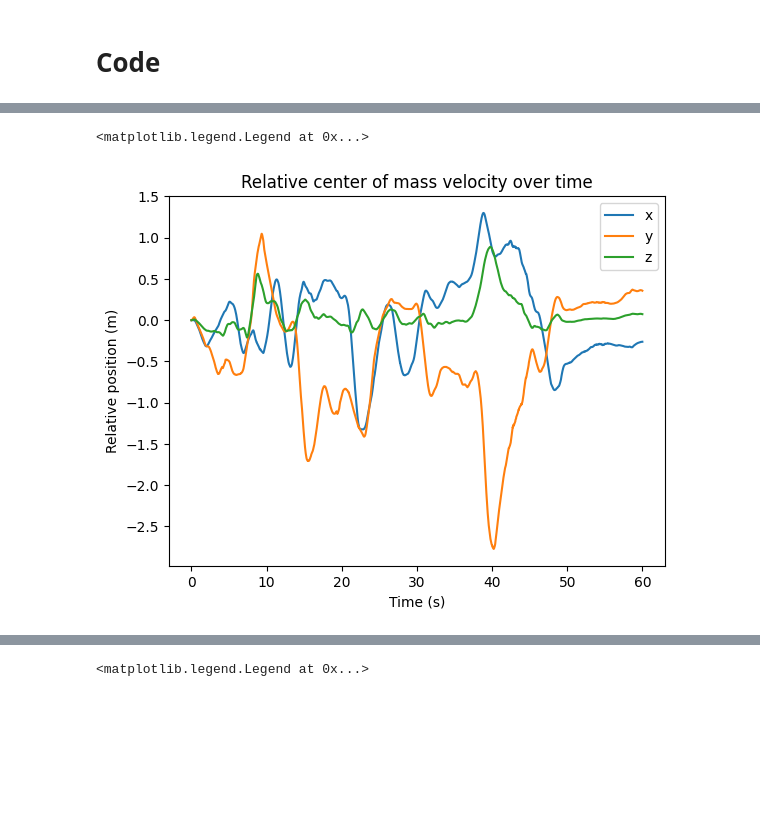
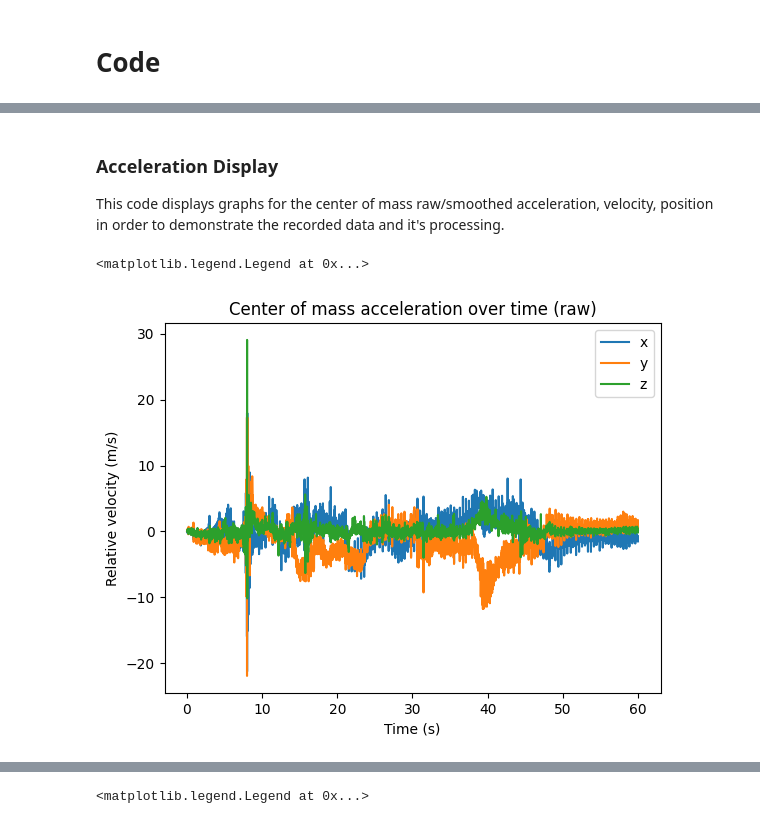
Before and after one commit to tobin-ford/CSCI-250-Capstone, a Jupyter notebook: CAP_Report.ipynb, the cells around one changed output, grey strips where cells are left out. Drawn from its saved outputs; the diff is of its cells as text; code cells hidden in the pictures; blank space fills up the shorter version.

```diff
--- a/CAP_Report.ipynb
+++ b/CAP_Report.ipynb
@@ -206,29 +256,13 @@ plt.legend(["x","y","z"])
-# %%
-def midpoint_integral(arr):
-    out = np.zeros(arr.shape, dtype=float)
-    for i in range(1, len(arr)):
-        l = max(i - 32, 0)
-        r = i
-        a = arr[l][0]
-        b = arr[r][0]
-        n = r - l
-        c = (b - a) / (2 * n)
-        sli = arr[l:r, 1:]
-        f0 = sli[0, :]
-        # From 1 to n - 1 maps to from 1 to n - 2 in zero-indexed notation
-        sigma = np.sum(sli[1:n - 2, :] * 2, axis=0)
-        # f_n maps to f[n - 1] in zero-indexed notation.
-        fn = sli[n -  1, :]
-        out[i][0] = arr[i][0]
-        out[i, 1:] = c * (f0 + sigma + fn)
-    return out
-
-vel = midpoint_integral(smoothed_accs)
-plt.plot(vel[:,0], vel[:, 1:4])
-plt.title("Relative center of mass velocity over time")
-plt.xlabel("Time (s)")
-plt.ylabel("Relative position (m)")
-plt.legend(["x","y","z"])
-# %% [output]
-<matplotlib.legend.Legend at 0x...>
-[figure, removed]
+# %% [markdown]
+### Acceleration Display
+
+This code displays graphs for the center of mass raw/smoothed acceleration, velocity, position in order to demonstrate the recorded data and it's processing.
+# %%
+plt.plot(raw_accs[:,0], raw_accs[:, 1:4])
+plt.title("Center of mass acceleration over time (raw)")
+plt.xlabel("Time (s)")
+plt.ylabel("Relative velocity (m/s)")
+plt.legend(["x","y","z"])
+# %% [output]
+<matplotlib.legend.Legend at 0x...>
+[figure, added]
```
Also changed, not shown: parts of 17 cells of this notebook.
